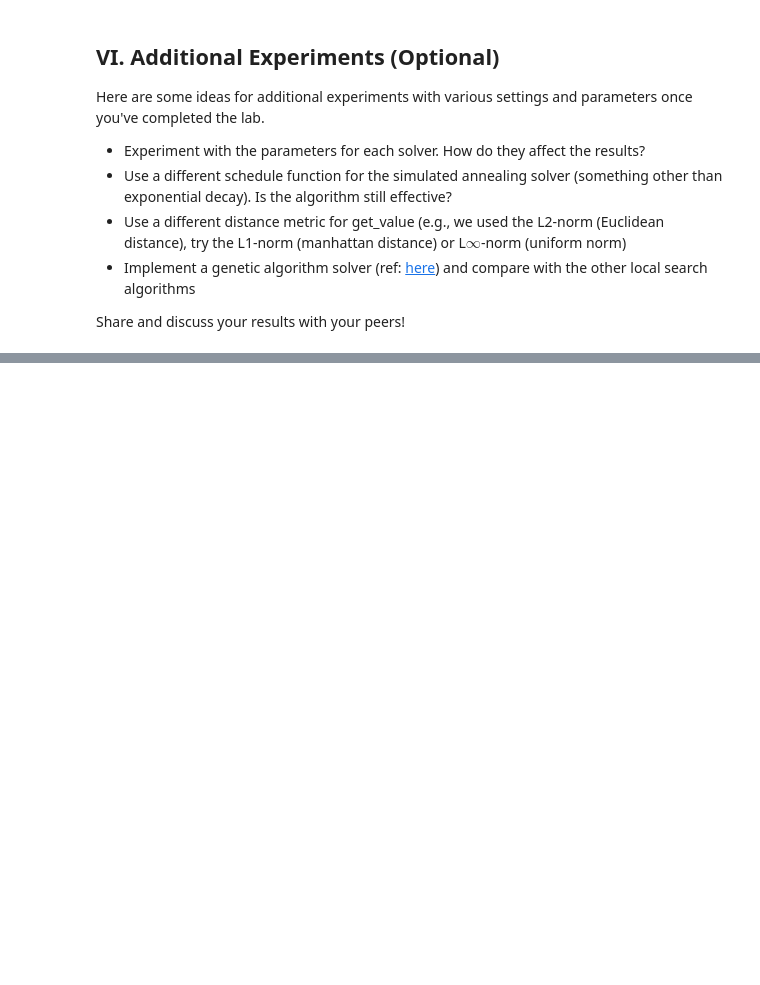
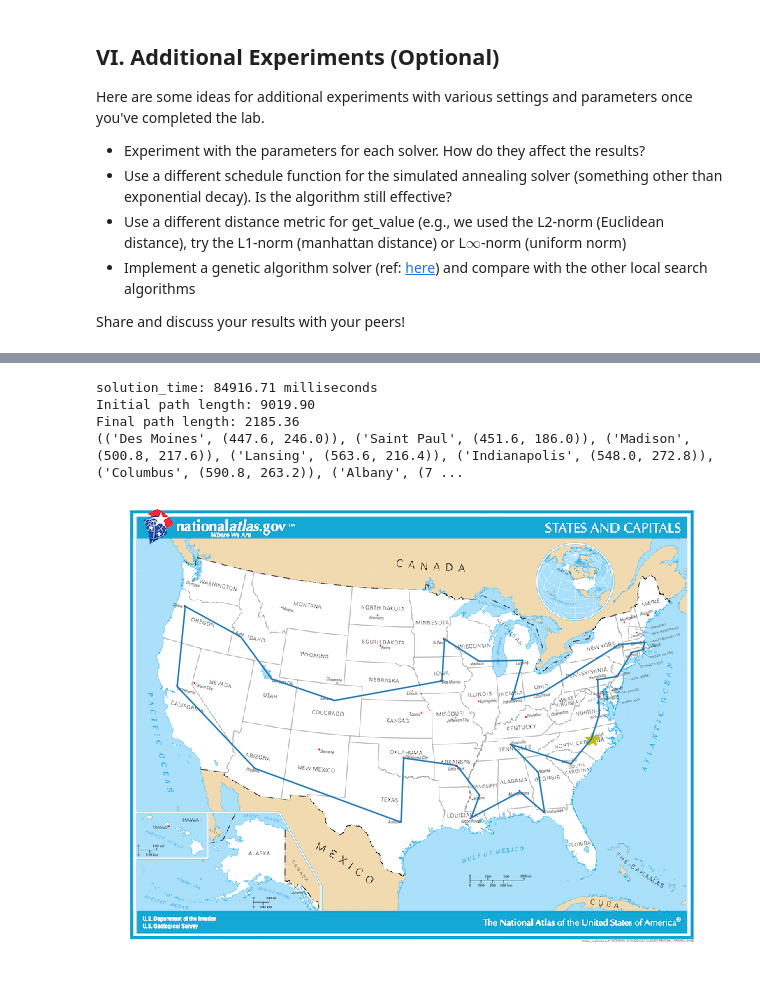
Before and after one commit to rghein/Udacity-Artificial-Intelligence-Nanodegree, a Jupyter notebook: Exercises/3_Local Search/AIND-Local Search.ipynb, the cells around one changed output, grey strips where cells are left out. Saved outputs shown, nothing was run; the diff lists cells and outputs as text; code cells hidden in the pictures; blank space fills up the shorter version.

Commit message:
feat: Local Search - Local Beam Search with beam width and epochs increased

```diff
--- a/Exercises/3_Local Search/AIND-Local Search.ipynb
+++ b/Exercises/3_Local Search/AIND-Local Search.ipynb
@@ -631,0 +632,18 @@ Final path length: 2173.99
+# %%
+solver = LocalBeamSolver(beam_width = 10, epochs = 500)
+start_time = time.perf_counter()
+result = solver.solve(capitals_tsp)
+stop_time = time.perf_counter()
+
+print("solution_time: {:.2f} milliseconds".format((stop_time - start_time) * 1000))
+print("Initial path length: {:.2f}".format(-capitals_tsp.utility))
+print("Final path length: {:.2f}".format(-result.utility))
+print(result.path)
+
+show_path(result.coords, starting_city)
+# %% [output]
+solution_time: 84916.71 milliseconds
+Initial path length: 9019.90
+Final path length: 2185.36
+(('Des Moines', (447.6, 246.0)), ('Saint Paul', (451.6, 186.0)), ('Madison', (500.8, 217.6)), ('Lansing', (563.6, 216.4)), ('Indianapolis', (548.0, 272.8)), ('Columbus', (590.8, 263.2)), ('Albany', (7 ...
+[figure, added]
```
Also changed, not shown: parts of 6 cells of this notebook.
